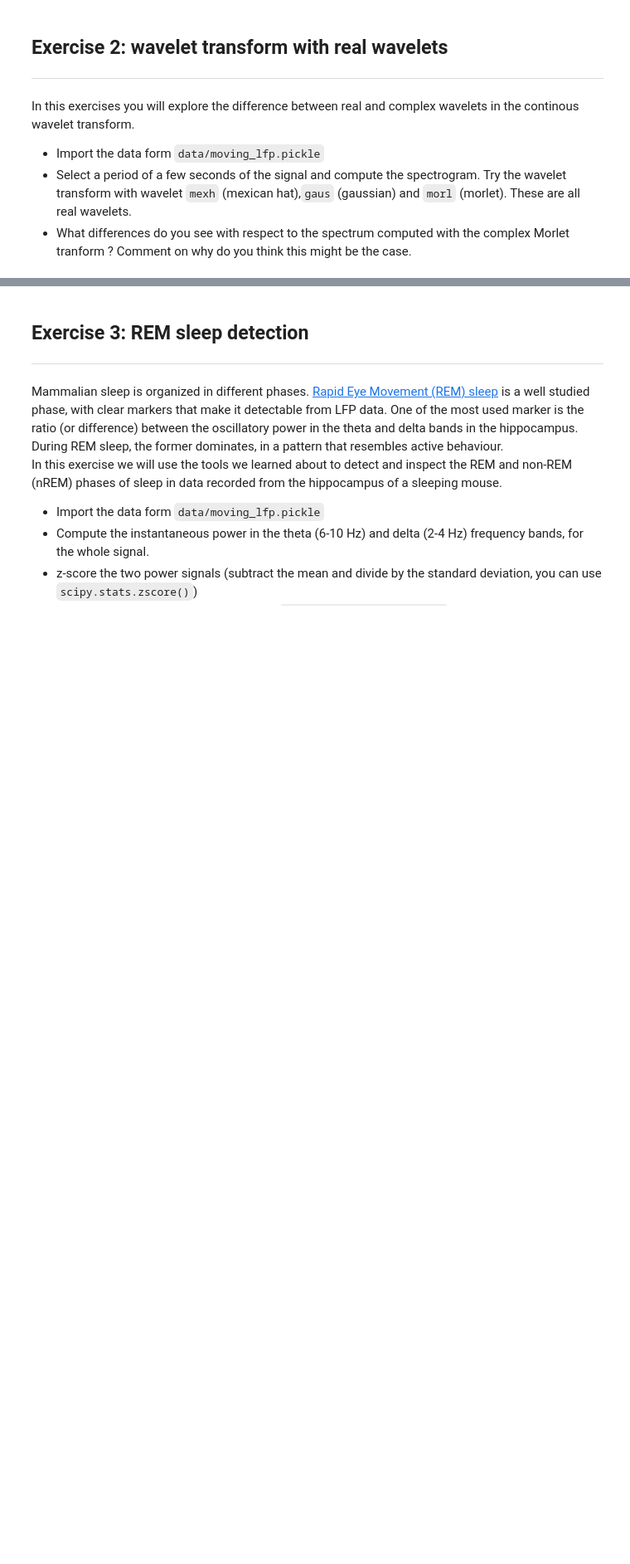
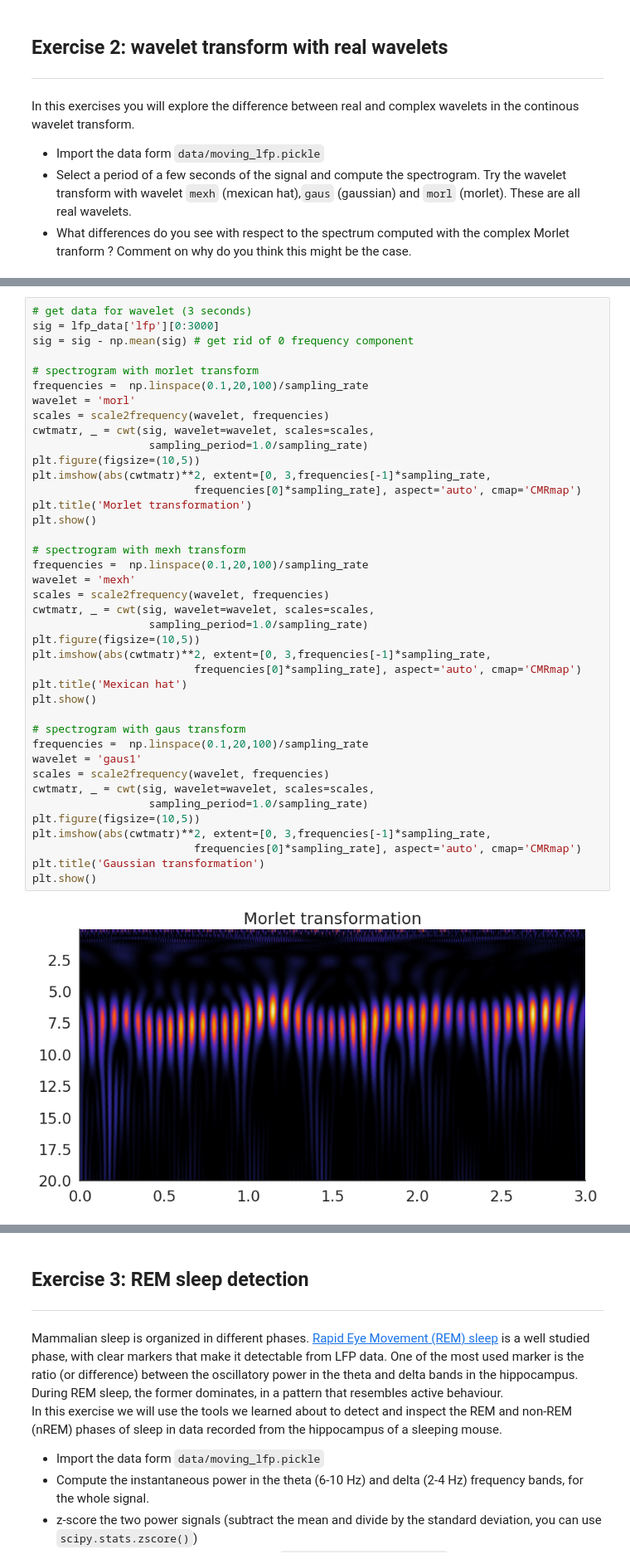
Before and after one commit to irenetiem/neuro_analysis_IT, a Jupyter notebook: neural-data-master/01-local_field_potential/exercises.ipynb, the cells around one changed output, grey strips where cells are left out. Shown at 83% size. Drawn from its saved outputs; the diff is of its cells as text; blank space fills up the shorter version.

```diff
--- a/neural-data-master/01-local_field_potential/exercises.ipynb
+++ b/neural-data-master/01-local_field_potential/exercises.ipynb
@@ -90,0 +107,42 @@ In this exercises you will explore the difference between real and complex wavel
+# %%
+# get data for wavelet (3 seconds)
+sig = lfp_data['lfp'][0:3000]
+sig = sig - np.mean(sig) # get rid of 0 frequency component
+
+# spectrogram with morlet transform
+frequencies =  np.linspace(0.1,20,100)/sampling_rate
+wavelet = 'morl'
+scales = scale2frequency(wavelet, frequencies)
+cwtmatr, _ = cwt(sig, wavelet=wavelet, scales=scales,
+                  sampling_period=1.0/sampling_rate)
+plt.figure(figsize=(10,5))
+plt.imshow(abs(cwtmatr)**2, extent=[0, 3,frequencies[-1]*sampling_rate,
+                         frequencies[0]*sampling_rate], aspect='auto', cmap='CMRmap')
+plt.title('Morlet transformation')
+plt.show()
+
+# spectrogram with mexh transform
+frequencies =  np.linspace(0.1,20,100)/sampling_rate
+wavelet = 'mexh'
+scales = scale2frequency(wavelet, frequencies)
+cwtmatr, _ = cwt(sig, wavelet=wavelet, scales=scales,
+                  sampling_period=1.0/sampling_rate)
+plt.figure(figsize=(10,5))
+plt.imshow(abs(cwtmatr)**2, extent=[0, 3,frequencies[-1]*sampling_rate,
+                         frequencies[0]*sampling_rate], aspect='auto', cmap='CMRmap')
+plt.title('Mexican hat')
+plt.show()
+
+# spectrogram with gaus transform
+frequencies =  np.linspace(0.1,20,100)/sampling_rate
+wavelet = 'gaus1'
+scales = scale2frequency(wavelet, frequencies)
+cwtmatr, _ = cwt(sig, wavelet=wavelet, scales=scales,
+                  sampling_period=1.0/sampling_rate)
+plt.figure(figsize=(10,5))
+plt.imshow(abs(cwtmatr)**2, extent=[0, 3,frequencies[-1]*sampling_rate,
+                         frequencies[0]*sampling_rate], aspect='auto', cmap='CMRmap')
+plt.title('Gaussian transformation')
+plt.show()
+# %% [output]
+[figure, added]
```
Also changed, not shown: parts of 7 cells of this notebook.
